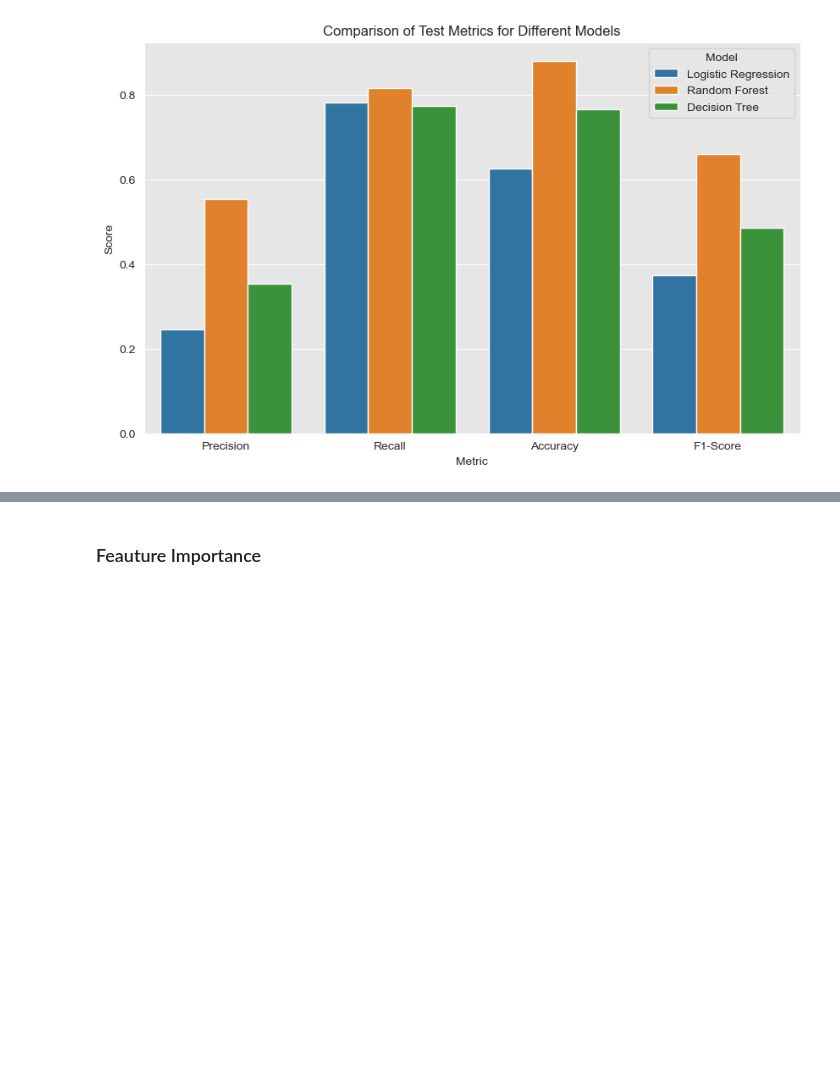
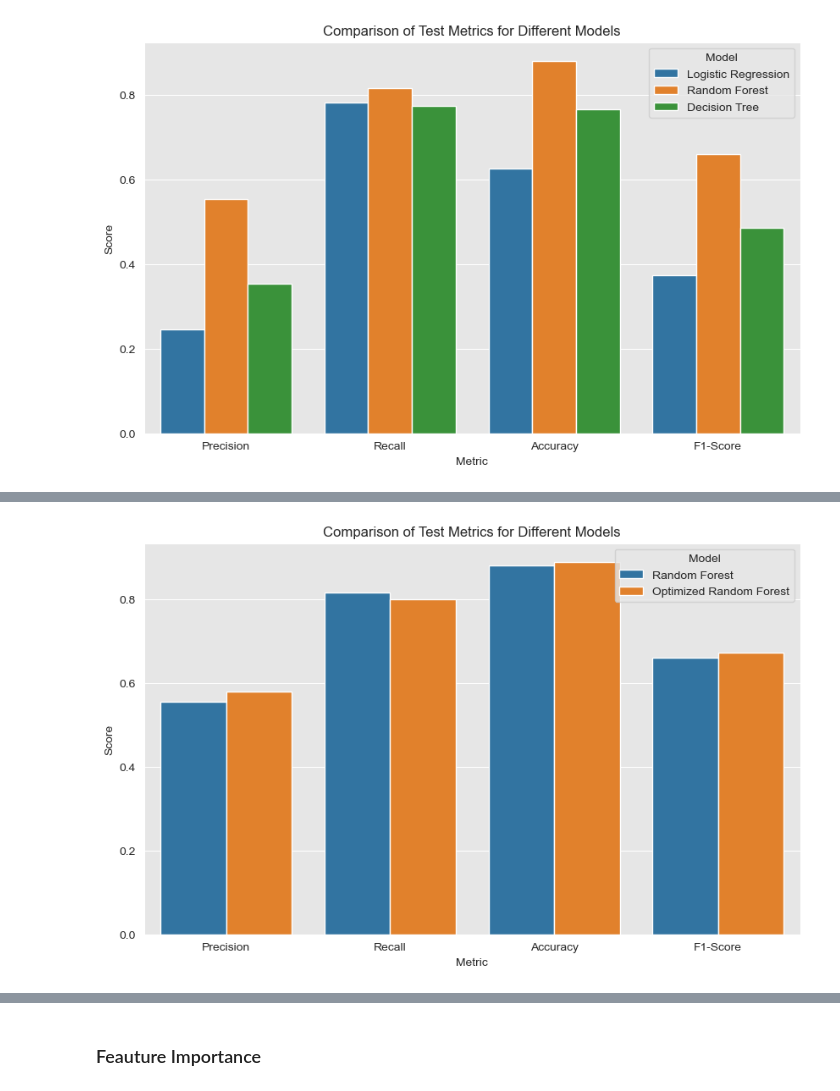
Before and after one commit to hannahdallas/phase3_project, a Jupyter notebook: Final.ipynb, the cells around one changed output, grey strips where cells are left out. Saved outputs shown, nothing was run; the diff lists cells and outputs as text; code cells hidden in the pictures; blank space fills up the shorter version.

```diff
--- a/Final.ipynb
+++ b/Final.ipynb
@@ -562,0 +684,2 @@ plt.show()
+# %%
+y_hat_test = best_forest.predict(X_test_full)
@@ -562,0 +721,10 @@ plt.show()
+# %%
+#Create data frame combining all models' evaluation scores
+random_forest_evaluation['Model'] = 'Random Forest'
+best_forest_evaluation['Model'] = 'Optimized Random Forest'
+
+# Concatenate them into one DataFrame
+forest_evaluation = pd.concat([random_forest_evaluation, best_forest_evaluation], ignore_index=True)
+
+# Display the combined DataFrame
+print(forest_evaluation)
@@ -562,0 +741,14 @@ plt.show()
+# %%
+#create bar plot comparing model evaluations
+
+# Filter the DataFrame to keep only the rows corresponding to testing metrics
+test_metrics_df = forest_evaluation[["Metric", "Testing", "Model"]]
+
+plt.figure(figsize=(10, 6))
+sns.barplot(x="Metric", y="Testing", hue="Model", data=test_metrics_df)
+plt.title('Comparison of Test Metrics for Different Models')
+plt.ylabel('Score')
+plt.xlabel('Metric')
+plt.show()
+# %% [output]
+[figure, added]
```
Also changed, not shown: parts of 48 cells of this notebook.
